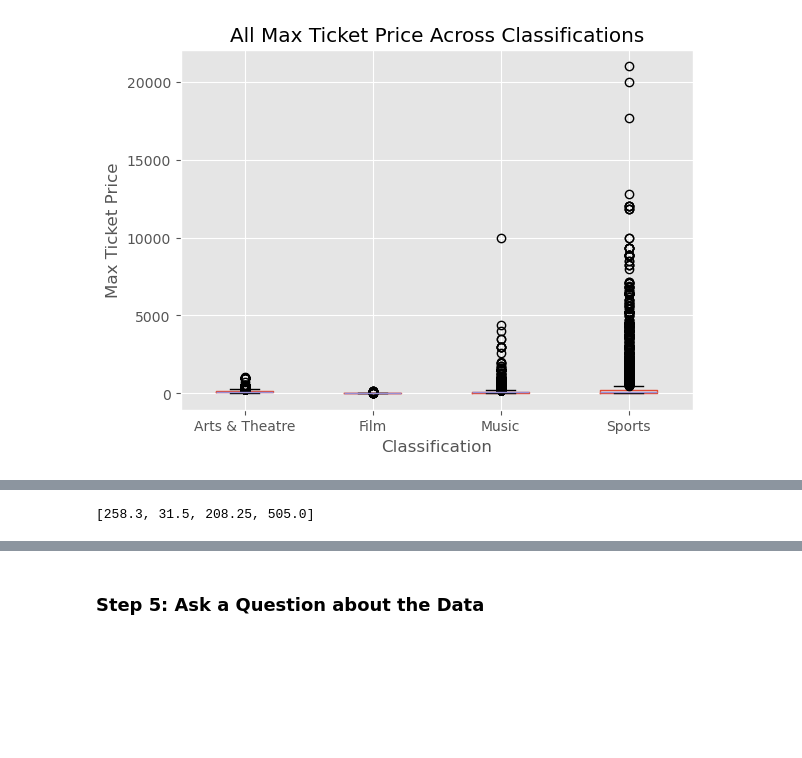
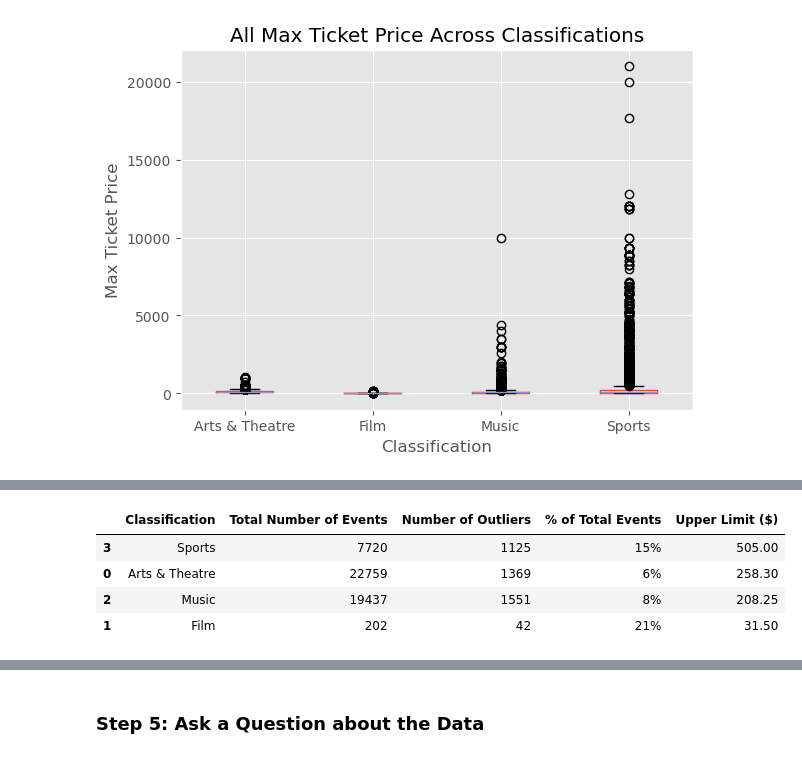
Before and after one commit to dq93/TicketMasterAPI, a Jupyter notebook: notebooks/Vanessa-eda.ipynb, the cells around one changed output, grey strips where cells are left out. Saved outputs shown, nothing was run; the diff lists cells and outputs as text; code cells hidden in the pictures; blank space fills up the shorter version.

```diff
--- a/notebooks/Vanessa-eda.ipynb
+++ b/notebooks/Vanessa-eda.ipynb
@@ -228,25 +258,49 @@ plt.show()
 # %%
 # calculate upper limit of each category to understand outliers for each one and visualize them separately
 
 # extract q1 and q3 quartiles for each category
 q3 = []
 q1 = []
 classifications = ['Arts & Theatre', 'Film', 'Music', 'Sports']
 for c in classifications:
     at_stats = df[df.Classification == f'{c}'].describe().reset_index()
     q3.append(at_stats[at_stats['index'] == '75%']['Max_Price'].iloc[0])
     q1.append(at_stats[at_stats['index'] == '25%']['Max_Price'].iloc[0])
 
 
 # calculate upper limit for each class
 upper_lim = []
 for x in [0, 1, 2, 3]:
     u_lim = q3[x]+1.5*(q3[x] - q1[x])
     upper_lim.append(round(u_lim, 2))
 
-print(upper_lim)
+
+outliers_count = []
+percent_outliers = []
+total_event_counts = []
+for k,v in {0:'Arts & Theatre', 1:'Film', 2:'Music', 3:'Sports'}.items():
+    outliers = df[(df['Max_Price'] > upper_lim[k]) & (df['Classification'] == v)]
+    outliers_count.append(len(outliers))
+    percent_outliers.append(str(round(len(outliers)/len(df[df.Classification == v])*100)) + "%")
+    total_event_counts.append(round(len(df[df.Classification == v])))
+
+
+
+# display as df
+outliers_table = {'Classification': classifications, 'Total Number of Events': total_event_counts, 'Number of Outliers': outliers_count,
+        '% of Total Events': percent_outliers, 'Upper Limit ($)': upper_lim}
+
+# Create DataFrame
+outliers_df = pd.DataFrame(outliers_table)
+
+
+display(outliers_df.sort_values(by = 'Upper Limit ($)', ascending = False))
 # %% [output]
-[258.3, 31.5, 208.25, 505.0]
+|  | Classification | Total Number of Events | Number of Outliers | % of Total Events | Upper Limit ($) |
+| 3 | Sports | 7720 | 1125 | 15% | 505.00 |
+| 0 | Arts & Theatre | 22759 | 1369 | 6% | 258.30 |
+| 2 | Music | 19437 | 1551 | 8% | 208.25 |
+| 1 | Film | 202 | 42 | 21% | 31.50 |
 # %%
 # plot scatter plot of max prices vs. their event dates and color code by category
 df_no_misc = df[df.Classification != 'Miscellaneous']
```
Also changed, not shown: parts of 10 cells of this notebook, 1 other file.
